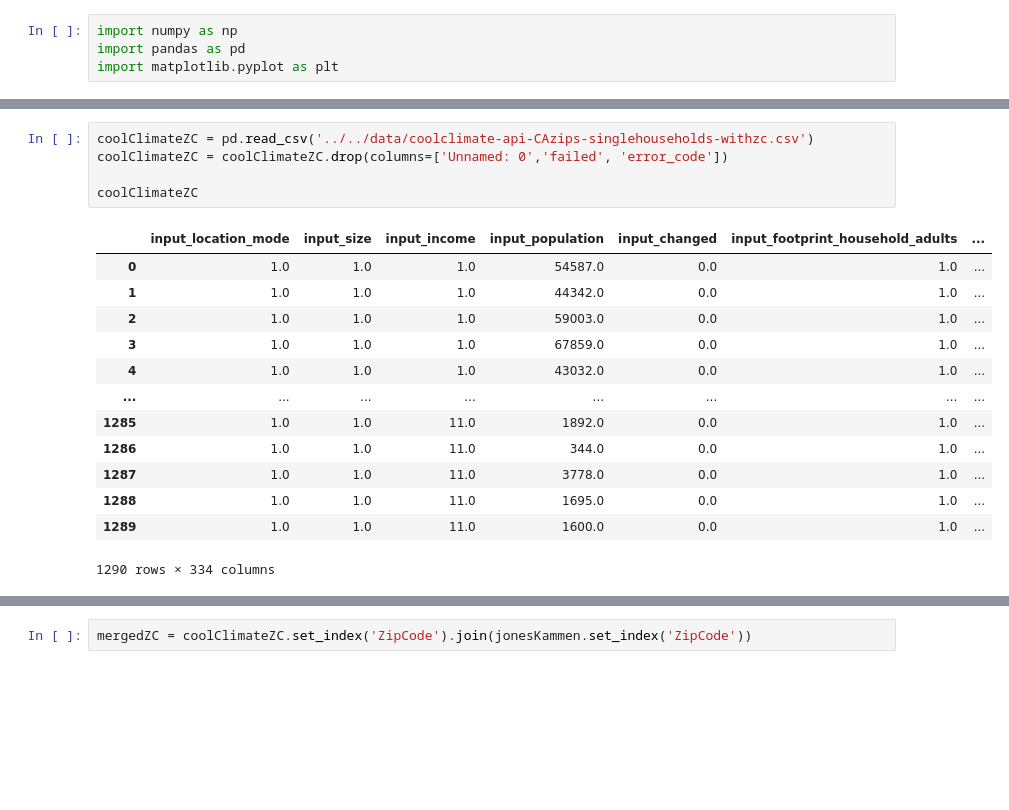
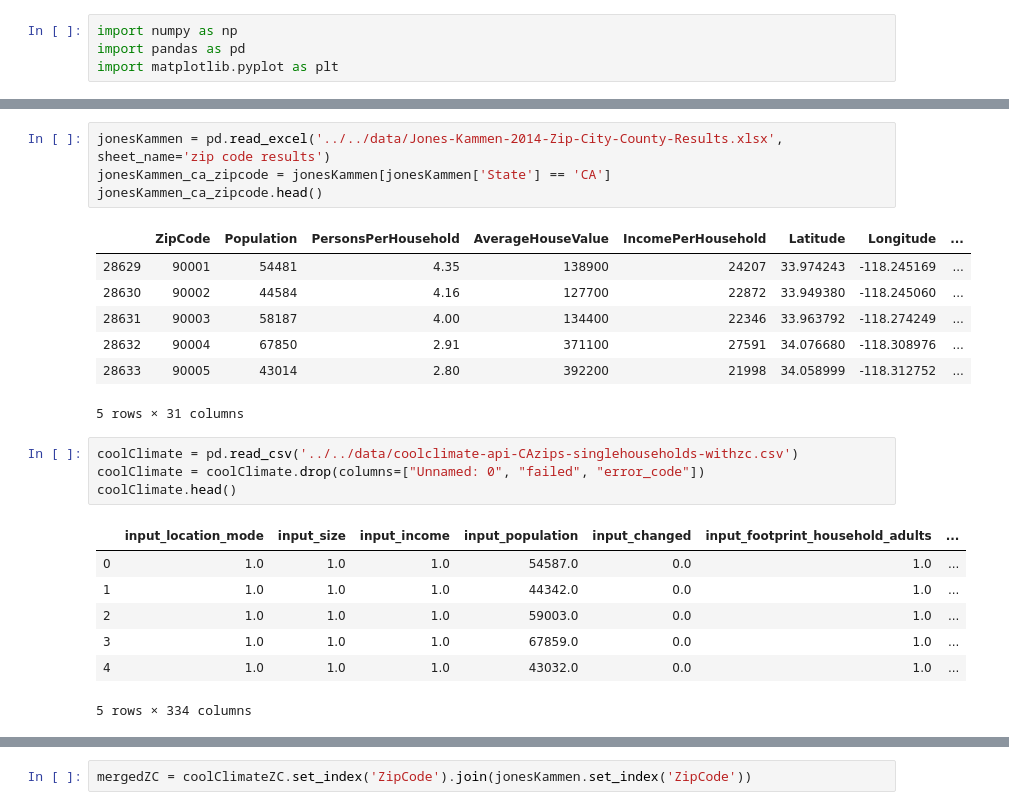
Before and after one commit to vincent-lao/carbon-footprint, a Jupyter notebook: code/eda/JonesKammen_with_CoolClimate.ipynb, the cells around one changed output, grey strips where cells are left out. Drawn from its saved outputs; the diff is of its cells as text; blank space fills up the shorter version.

Commit message:
joneskammanCoolClimate data merge stuff and pushed the new dataset

```diff
--- a/code/eda/JonesKammen_with_CoolClimate.ipynb
+++ b/code/eda/JonesKammen_with_CoolClimate.ipynb
@@ -41,20 +5,25 @@ jonesKammen
+# %%
+jonesKammen = pd.read_excel('../../data/Jones-Kammen-2014-Zip-City-County-Results.xlsx', sheet_name='zip code results')
+jonesKammen_ca_zipcode = jonesKammen[jonesKammen['State'] == 'CA']
+jonesKammen_ca_zipcode.head()
+# %% [output]
+|  | ZipCode | Population | PersonsPerHousehold | AverageHouseValue | IncomePerHousehold | Latitude | Longitude | ... |
+| 28629 | 90001 | 54481 | 4.35 | 138900 | 24207 | 33.974243 | -118.245169 | ... |
+| 28630 | 90002 | 44584 | 4.16 | 127700 | 22872 | 33.949380 | -118.245060 | ... |
+| 28631 | 90003 | 58187 | 4.00 | 134400 | 22346 | 33.963792 | -118.274249 | ... |
+| 28632 | 90004 | 67850 | 2.91 | 371100 | 27591 | 34.076680 | -118.308976 | ... |
+| 28633 | 90005 | 43014 | 2.80 | 392200 | 21998 | 34.058999 | -118.312752 | ... |
+5 rows × 31 columns
 # %%
-coolClimateZC = pd.read_csv('../../data/coolclimate-api-CAzips-singlehouseholds-withzc.csv')
-coolClimateZC = coolClimateZC.drop(columns=['Unnamed: 0','failed', 'error_code'])
-
-coolClimateZC
+coolClimate = pd.read_csv('../../data/coolclimate-api-CAzips-singlehouseholds-withzc.csv')
+coolClimate = coolClimate.drop(columns=["Unnamed: 0", "failed", "error_code"])
+coolClimate.head()
 # %% [output]
 |  | input_location_mode | input_size | input_income | input_population | input_changed | input_footprint_household_adults | ... |
 | 0 | 1.0 | 1.0 | 1.0 | 54587.0 | 0.0 | 1.0 | ... |
 | 1 | 1.0 | 1.0 | 1.0 | 44342.0 | 0.0 | 1.0 | ... |
 | 2 | 1.0 | 1.0 | 1.0 | 59003.0 | 0.0 | 1.0 | ... |
 | 3 | 1.0 | 1.0 | 1.0 | 67859.0 | 0.0 | 1.0 | ... |
 | 4 | 1.0 | 1.0 | 1.0 | 43032.0 | 0.0 | 1.0 | ... |
-| ... | ... | ... | ... | ... | ... | ... | ... |
-| 1285 | 1.0 | 1.0 | 11.0 | 1892.0 | 0.0 | 1.0 | ... |
-| 1286 | 1.0 | 1.0 | 11.0 | 344.0 | 0.0 | 1.0 | ... |
-| 1287 | 1.0 | 1.0 | 11.0 | 3778.0 | 0.0 | 1.0 | ... |
-| 1288 | 1.0 | 1.0 | 11.0 | 1695.0 | 0.0 | 1.0 | ... |
-| 1289 | 1.0 | 1.0 | 11.0 | 1600.0 | 0.0 | 1.0 | ... |
-1290 rows × 334 columns
+5 rows × 334 columns
 # %%
```
Also changed, not shown: parts of 7 cells of this notebook, 1 other file.
